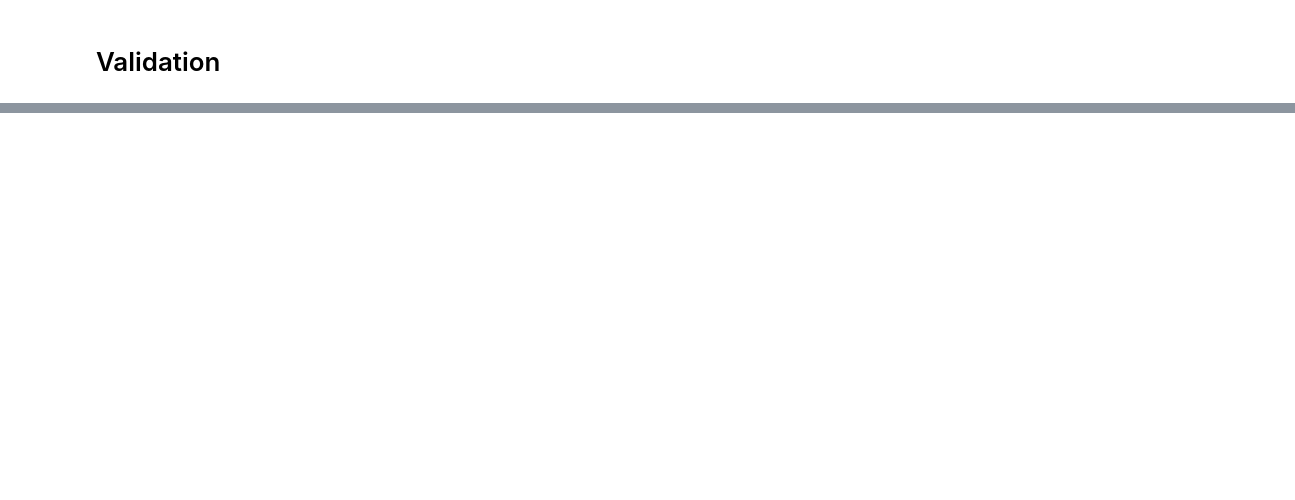
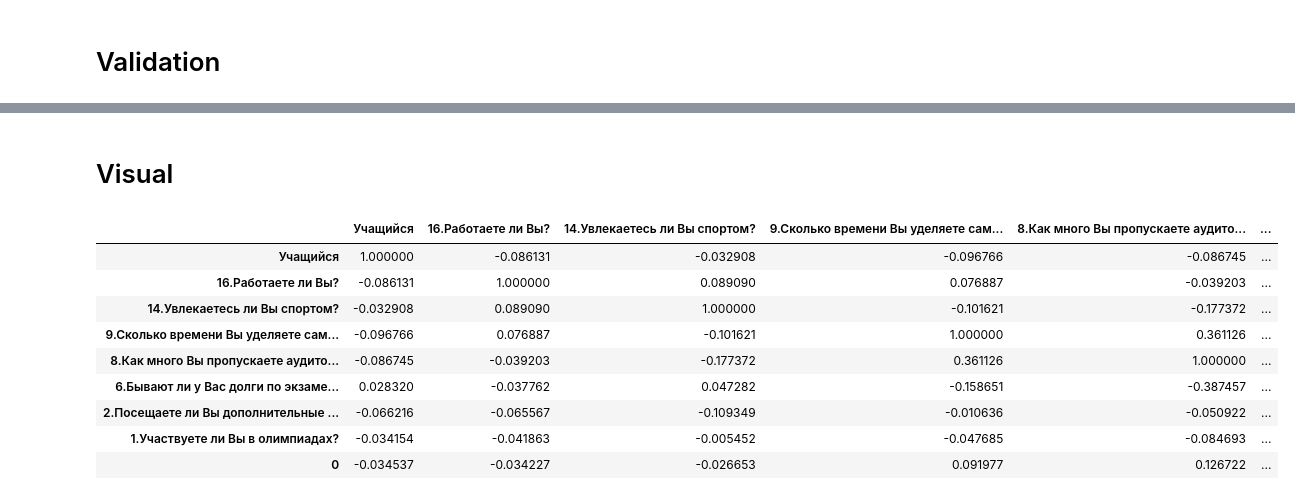
Before and after one commit to alexgiving/coursework_3, a Jupyter notebook: 3course.ipynb, the cells around one changed output, grey strips where cells are left out. Drawn from its saved outputs; the diff is of its cells as text; code cells hidden in the pictures; blank space fills up the shorter version.

```diff
--- a/3course.ipynb
+++ b/3course.ipynb
@@ -455,0 +458,26 @@ There were 0 from 5 error(s)!
+# %% [markdown]
+# Visual
+# %%
+# Replace all text output to index
+label_encoder = LabelEncoder()
+s = (data.dtypes == 'object')
+object_cols = list(s[s].index)
+label_data = data.copy()
+for col in object_cols:
+    label_encoder.fit(data[col])
+    label_data[col] = label_encoder.transform(data[col])
+
+rs = np.random.RandomState(0)
+corr = label_data.corr()
+corr.style.background_gradient(cmap='coolwarm', axis=None)
+# %% [output]
+|  | Учащийся | 16.Работаете ли Вы? | 14.Увлекаетесь ли Вы спортом? | 9.Сколько времени Вы уделяете сам... | 8.Как много Вы пропускаете аудито... | ... |
+| Учащийся | 1.000000 | -0.086131 | -0.032908 | -0.096766 | -0.086745 | ... |
+| 16.Работаете ли Вы? | -0.086131 | 1.000000 | 0.089090 | 0.076887 | -0.039203 | ... |
+| 14.Увлекаетесь ли Вы спортом? | -0.032908 | 0.089090 | 1.000000 | -0.101621 | -0.177372 | ... |
+| 9.Сколько времени Вы уделяете сам... | -0.096766 | 0.076887 | -0.101621 | 1.000000 | 0.361126 | ... |
+| 8.Как много Вы пропускаете аудито... | -0.086745 | -0.039203 | -0.177372 | 0.361126 | 1.000000 | ... |
+| 6.Бывают ли у Вас долги по экзаме... | 0.028320 | -0.037762 | 0.047282 | -0.158651 | -0.387457 | ... |
+| 2.Посещаете ли Вы дополнительные ... | -0.066216 | -0.065567 | -0.109349 | -0.010636 | -0.050922 | ... |
+| 1.Участвуете ли Вы в олимпиадах? | -0.034154 | -0.041863 | -0.005452 | -0.047685 | -0.084693 | ... |
+| 0 | -0.034537 | -0.034227 | -0.026653 | 0.091977 | 0.126722 | ... |
```
Also changed, not shown: parts of 18 cells of this notebook.
